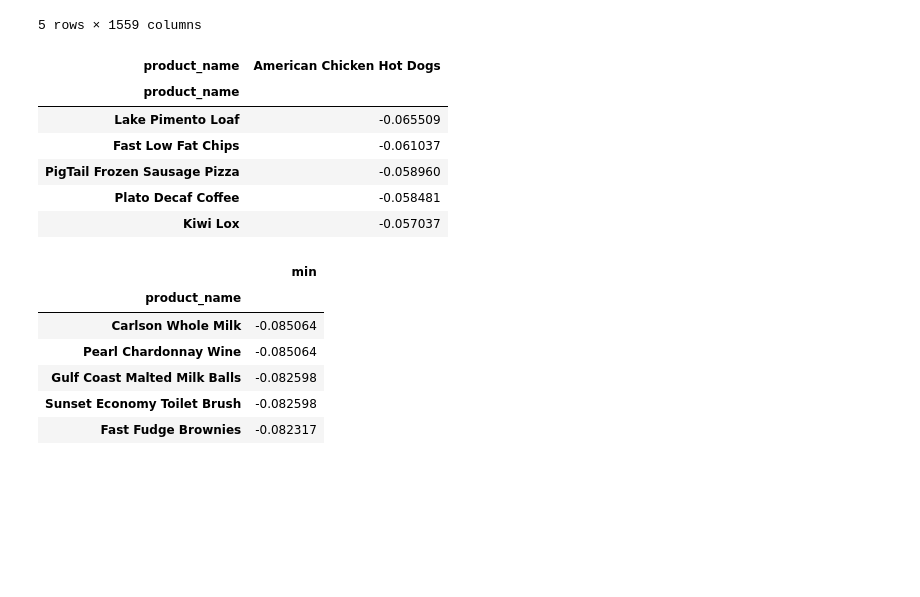
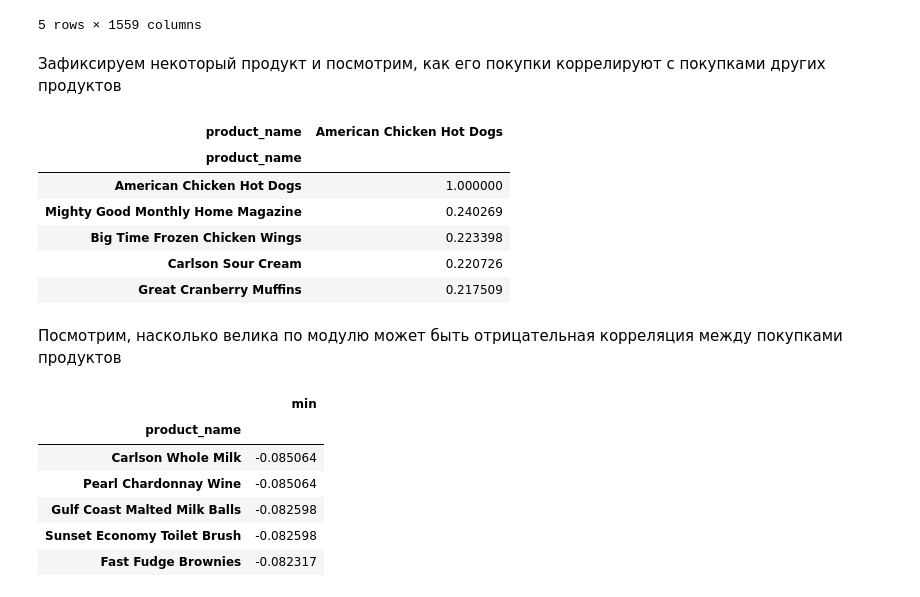
Before and after one commit to chekhovana/courses, a Jupyter notebook: machine_learning/4_inference/3_dependencies/3.3.1_correlation.ipynb, the cells around one changed output. Cells and saved outputs as stored; diff of their text form; code cells hidden in the pictures; blank space fills up the shorter version.

```diff
--- a/machine_learning/4_inference/3_dependencies/3.3.1_correlation.ipynb
+++ b/machine_learning/4_inference/3_dependencies/3.3.1_correlation.ipynb
@@ -29,0 +8,8 @@ products.head()
+# %%
+path = 'https://raw.githubusercontent.com/chekhovana/courses/main/machine_learning/4_inference/3_dependencies/data/3.3.1_foodmart.sales.tsv'
+sales = pd.read_csv(path, sep = '\t', header = 0, parse_dates = [2])
+sales.head()
+# %%
+path = 'https://raw.githubusercontent.com/chekhovana/courses/main/machine_learning/4_inference/3_dependencies/data/3.3.1_foodmart.products.tsv'
+products = pd.read_csv(path, sep = '\t', header = 0)
+products.head()
@@ -68,16 +64,20 @@ sales_correlation.head()
 | American Beef Bologna | 0.038685 | 0.088709 | -0.040851 | 1.000000 | ... |
 | American Chicken Hot Dogs | 0.041105 | 0.061144 | 0.034345 | 0.014780 | ... |
 5 rows × 1559 columns
+# %% [markdown]
+Зафиксируем некоторый продукт и посмотрим, как его покупки коррелируют с покупками других продуктов
 # %%
 product_name = 'American Chicken Hot Dogs'
-sales_correlation[[product_name]].sort_values(product_name, ascending = True).head()
+sales_correlation[[product_name]].sort_values(product_name, ascending=False).head()
 # %% [output]
 | product_name | American Chicken Hot Dogs |
 | product_name |  |
-| Lake Pimento Loaf | -0.065509 |
-| Fast Low Fat Chips | -0.061037 |
-| PigTail Frozen Sausage Pizza | -0.058960 |
-| Plato Decaf Coffee | -0.058481 |
-| Kiwi Lox | -0.057037 |
+| American Chicken Hot Dogs | 1.000000 |
+| Mighty Good Monthly Home Magazine | 0.240269 |
+| Big Time Frozen Chicken Wings | 0.223398 |
+| Carlson Sour Cream | 0.220726 |
+| Great Cranberry Muffins | 0.217509 |
+# %% [markdown]
+Посмотрим, насколько велика по модулю может быть отрицательная корреляция между покупками продуктов
 # %%
 min_corr = pd.DataFrame(sales_correlation.min())
```
Also changed, not shown: parts of 12 cells of this notebook, 4 other files.
